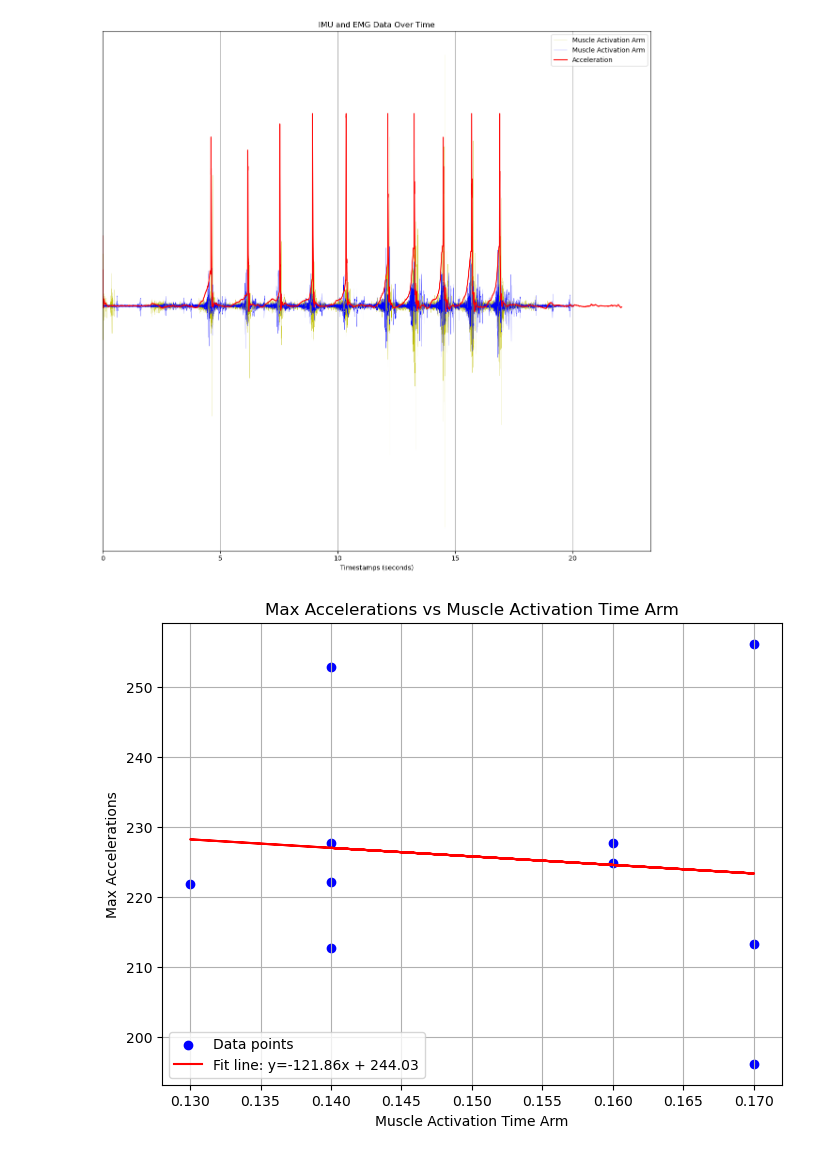
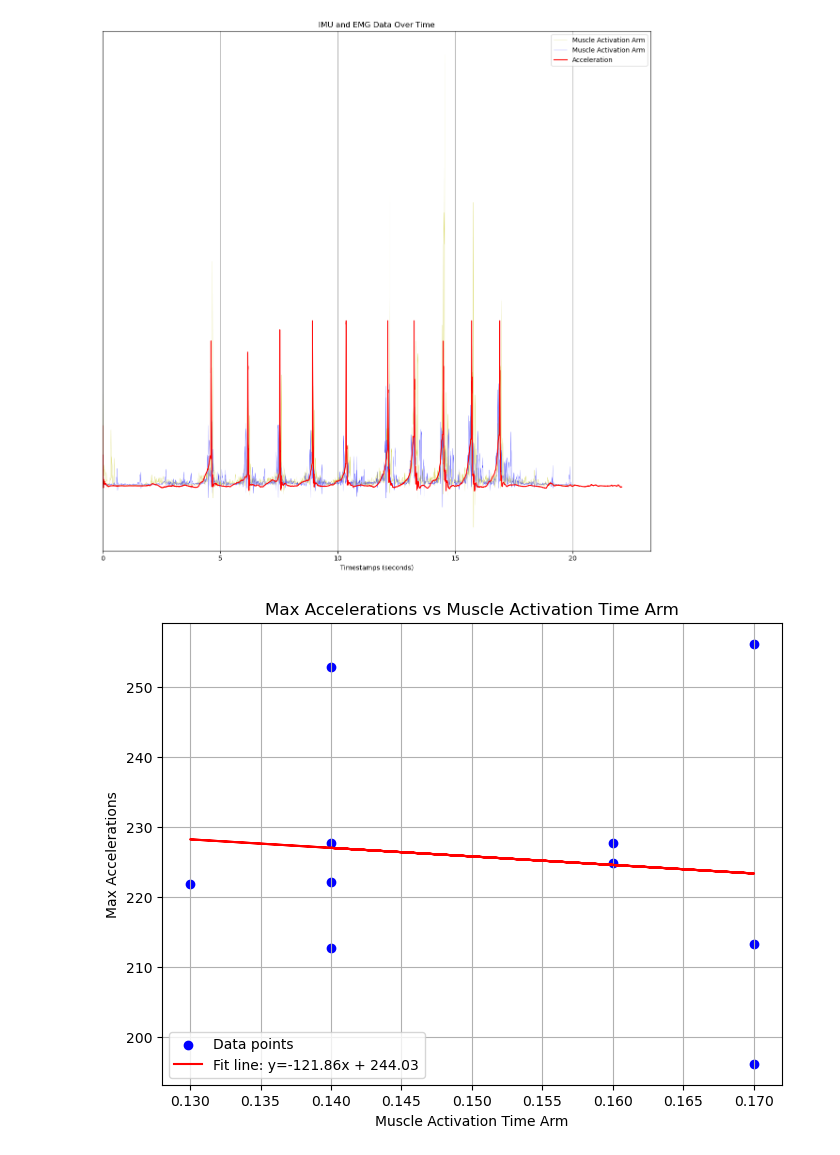
Before and after one commit to ellaVillfor/Project-course-CM2024, a Jupyter notebook: pipeline_cm2024.ipynb, the cells around one changed output. Drawn from its saved outputs; the diff is of its cells as text; code cells hidden in the pictures.

```diff
--- a/pipeline_cm2024.ipynb
+++ b/pipeline_cm2024.ipynb
@@ -38,19 +40,20 @@ adjustedEmgArm = apply_filter(emgDataArm, lowcut, highcut, sampleRate) # adjuste
 adjustedEmgChest = apply_filter(emgDataChest, lowcut, highcut, sampleRate)
 print("Applying filter")
 print("...")
-window = 11 # ella jab = 11
-diffThreashold = 6 #for lorenzo_jab:6   lorenzo_hook:5   ioanna_jab:11   ioanna_hook:4    ella jab:6
-diffThreasholdChest = 5 #for lorenzo_jab:2   lorenzo_hook:N/A   ioanna_jab:2   ioanna_hook:N/A   ella jab: N/A
+window = 15 # ella jab = 11   bea_hook = 15
+diffThreashold = 6 #for lorenzo_jab:6   lorenzo_hook:5   ioanna_jab:11   ioanna_hook:4    ella_jab:6   ella_hook:4   bea_jab:7   bea_hook:6
+diffThreasholdChest = 2 #for lorenzo_jab:2   lorenzo_hook:N/A   ioanna_jab:2   ioanna_hook:N/A   ella_jab: N/A   ella_hook:N/A   bea_jab:N/A   bea_hook:N/A
 envelopeValuesArm,timeValuesEnvelopeArm = envelope_emg(adjustedEmgArm,window,sampleRate)
 envelopeValuesChest,timeValuesEnvelopeChest = envelope_emg(adjustedEmgChest,window,sampleRate)
-zoomThreshold = 2500 #ioanna_hook:3100 #ella jab = 2500
+zoomThreshold = 2000 #ioanna_hook:3100   ella_jab:2500 ella_hook:1500
 zoomThresholdChest = 2000
 print("Retrieving the muscle time activations from the punches")
 print("...")
 
 muscleActivationTimeArm = get_muscle_time(envelopeValuesArm,zoomThreshold,window,sampleRate,diffThreashold)
-print(f"Number of punches: {len(muscleActivationTimeArm)}")
+print(f"Number of punches Arm: {len(muscleActivationTimeArm)}")
 muscleActivationTimeChest = get_muscle_time(envelopeValuesChest,zoomThresholdChest,window,sampleRate,diffThreasholdChest)
+print(f"Number of punches Chest: {len(muscleActivationTimeChest)}")
 print('-------------------------------')
 print('Muscle time activation for arm:')
 print(muscleActivationTimeArm)
@@ -137,29 +141,29 @@ Number of Punches: 10 -> [136.86772775277825, 158.04083963287783, 152.5436494584
 # %%
 #Code to plot both data in one graph
 plt.figure(figsize=(12, 12))
 
 # Convert acc to a NumPy array if it's not already
 acc = np.array(acc)
 
 # Multiply each element of acc by 1000
-acc_scaled = acc * 100
+acc_scaled = acc * 50
 
 # plt.subplot(3, 1, 1)
-plt.plot(timeValues,adjustedEmgArm, "y", label='Muscle Activation Arm', lw = 0.2)
-plt.plot(timeValues,adjustedEmgChest, "b", label='Muscle Activation Arm', lw = 0.2)
+plt.plot(timeValuesEnvelopeArm, envelopeValuesArm, "y", label='Muscle Activation Arm', lw = 0.2)
+plt.plot(timeValuesEnvelopeChest, envelopeValuesChest, "b", label='Muscle Activation Arm', lw = 0.2)
 plt.plot(adjustedTimestamps, acc_scaled, label='Acceleration', color='r')
 plt.xlabel('Timestamps (seconds)')
 plt.yticks([]) # Remove the y-axis labels
 plt.title('IMU and EMG Data Over Time')
 plt.legend()
 plt.grid(True)
 plt.xlim(left=0)
 
 # Show the plot
 plt.tight_layout()
 plt.show()
 # %% [output]
-[figure, old version]
+[figure, new version]
 # %%
 import matplotlib.pyplot as plt
 import numpy as np
```
Also changed, not shown: parts of 3 cells of this notebook.
